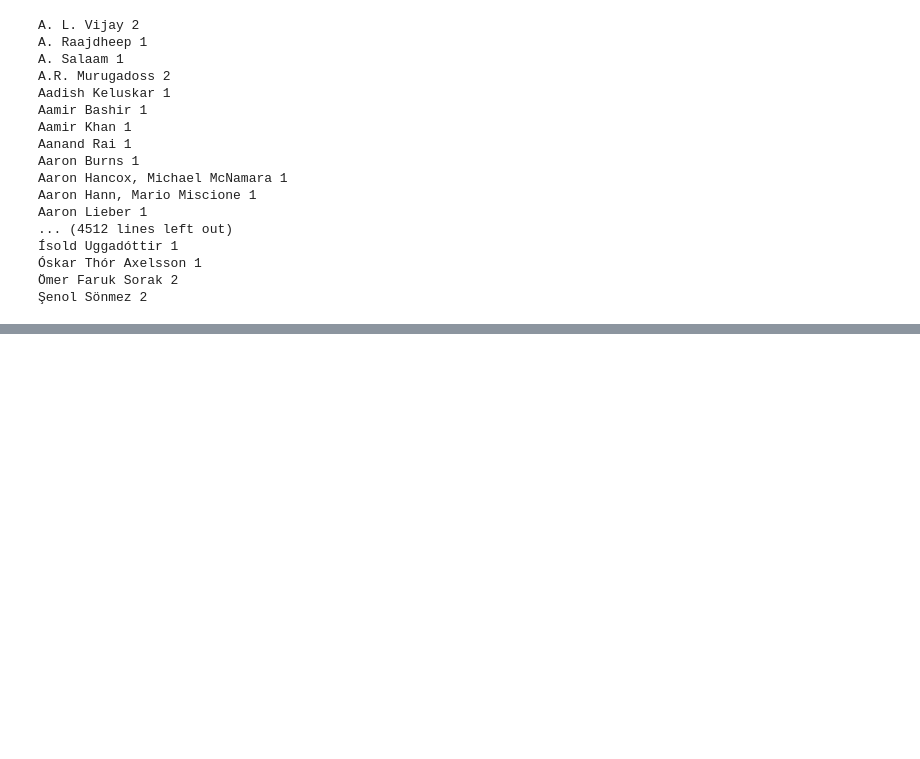
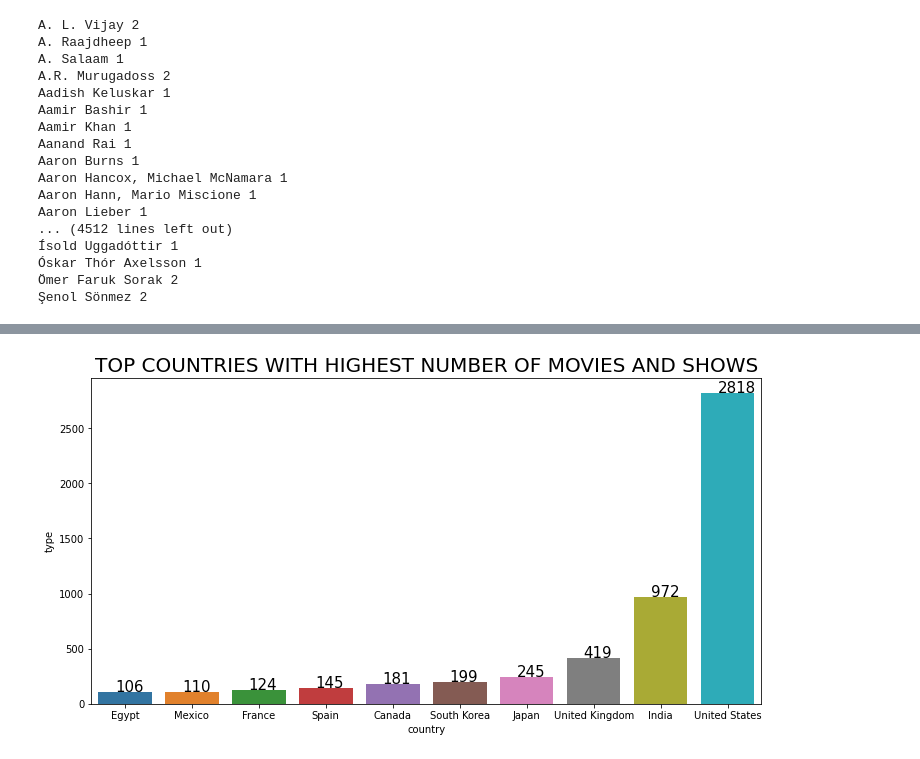
Before and after one commit to tosif91/machine_learning, a Jupyter notebook: basics/Eda_netflix.ipynb, the cells around one changed output, grey strips where cells are left out. Cells and saved outputs as stored; diff of their text form; code cells hidden in the pictures; blank space fills up the shorter version.

```diff
--- a/basics/Eda_netflix.ipynb
+++ b/basics/Eda_netflix.ipynb
@@ -126,0 +162,11 @@ Aaron Lieber 1
+# %%
+
+countries=pd.crosstab(df["country"],["type"]).sort_values(by="type",ascending=True)[-10:].reset_index()
+plt.figure(figsize=(12,6))
+ax=sns.barplot(x=countries["country"],y=countries["type"] )
+plt.title("TOP COUNTRIES WITH HIGHEST NUMBER OF MOVIES AND SHOWS",fontsize=20)
+for i in ax.patches:
+    ax.text(i.get_x()+.25,i.get_height()+2.3,str(int((i.get_height()))),
+            rotation=0,fontsize=15,color='black')
+# %% [output]
+[figure, added]
```
Also changed, not shown: parts of 9 cells of this notebook.
